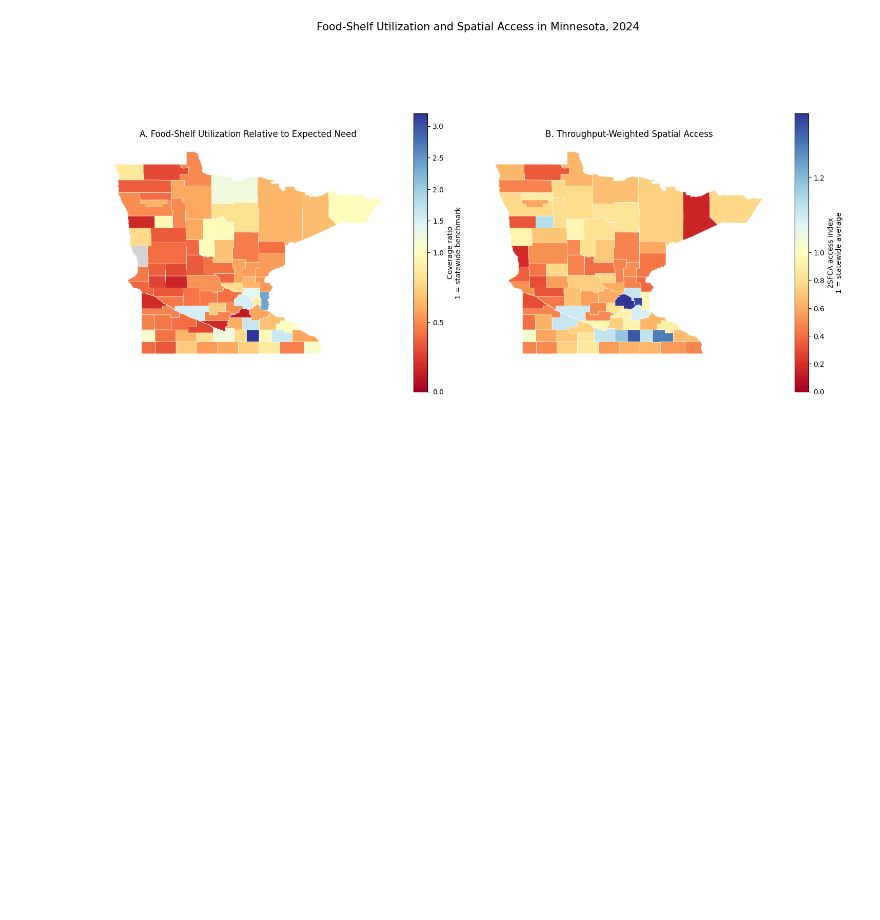
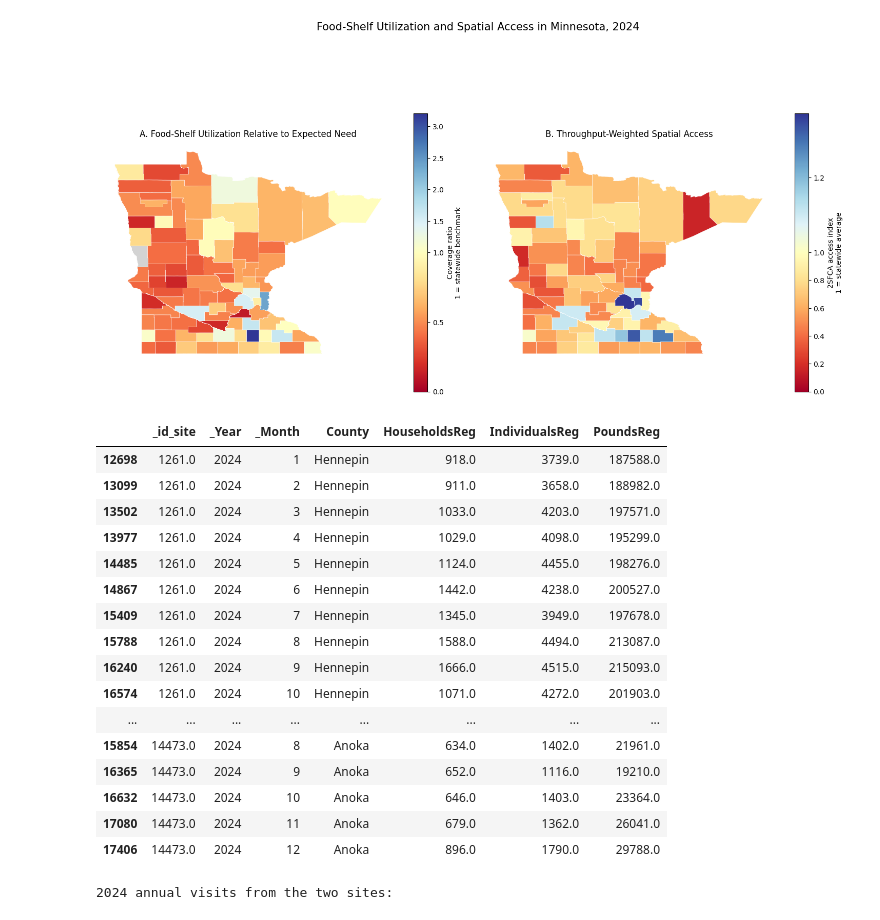
Before and after one commit to Hajar0Ahmed/MinneMUDAC2026Outliers, a Jupyter notebook: notebooks/explain_ratio.ipynb, the cells around one changed output. Saved outputs shown, nothing was run; the diff lists cells and outputs as text; code cells hidden in the pictures; blank space fills up the shorter version.

```diff
--- a/notebooks/explain_ratio.ipynb
+++ b/notebooks/explain_ratio.ipynb
@@ -2112,3 +2112,82 @@ plt.tight_layout()
 plt.show()
 # %% [output]
 [figure]
+# %%
+activity_clean = pd.read_csv(
+    "../data/processed/site_month_clean.csv"
+)
+
+scott_reassignment_sites = [
+    1261,
+    14473
+]
+
+scott_site_check = activity_clean[
+    activity_clean["_id_site"].isin(
+        scott_reassignment_sites
+    )
+][
+    [
+        "_id_site",
+        "_Year",
+        "_Month",
+        "County",
+        "HouseholdsReg",
+        "IndividualsReg",
+        "PoundsReg"
+    ]
+].copy()
+
+display(
+    scott_site_check[
+        scott_site_check["_Year"] == 2024
+    ]
+    .sort_values(
+        [
+            "_id_site",
+            "_Month"
+        ]
+    )
+)
+
+print(
+    "2024 annual visits from the two sites:"
+)
+
+display(
+    scott_site_check[
+        scott_site_check["_Year"] == 2024
+    ]
+    .groupby(
+        [
+            "_id_site",
+            "County"
+        ],
+        as_index=False
+    )
+    .agg(
+        annual_visits=(
+            "HouseholdsReg",
+            "sum"
+        )
+    )
+)
+# %% [output]
+|  | _id_site | _Year | _Month | County | HouseholdsReg | IndividualsReg | PoundsReg |
+| 12698 | 1261.0 | 2024 | 1 | Hennepin | 918.0 | 3739.0 | 187588.0 |
+| 13099 | 1261.0 | 2024 | 2 | Hennepin | 911.0 | 3658.0 | 188982.0 |
+| 13502 | 1261.0 | 2024 | 3 | Hennepin | 1033.0 | 4203.0 | 197571.0 |
+| 13977 | 1261.0 | 2024 | 4 | Hennepin | 1029.0 | 4098.0 | 195299.0 |
+| 14485 | 1261.0 | 2024 | 5 | Hennepin | 1124.0 | 4455.0 | 198276.0 |
+| 14867 | 1261.0 | 2024 | 6 | Hennepin | 1442.0 | 4238.0 | 200527.0 |
+| 15409 | 1261.0 | 2024 | 7 | Hennepin | 1345.0 | 3949.0 | 197678.0 |
+| 15788 | 1261.0 | 2024 | 8 | Hennepin | 1588.0 | 4494.0 | 213087.0 |
+| 16240 | 1261.0 | 2024 | 9 | Hennepin | 1666.0 | 4515.0 | 215093.0 |
+| 16574 | 1261.0 | 2024 | 10 | Hennepin | 1071.0 | 4272.0 | 201903.0 |
+| ... | ... | ... | ... | ... | ... | ... | ... |
+| 15854 | 14473.0 | 2024 | 8 | Anoka | 634.0 | 1402.0 | 21961.0 |
+| 16365 | 14473.0 | 2024 | 9 | Anoka | 652.0 | 1116.0 | 19210.0 |
+| 16632 | 14473.0 | 2024 | 10 | Anoka | 646.0 | 1403.0 | 23364.0 |
+| 17080 | 14473.0 | 2024 | 11 | Anoka | 679.0 | 1362.0 | 26041.0 |
+| 17406 | 14473.0 | 2024 | 12 | Anoka | 896.0 | 1790.0 | 29788.0 |
+2024 annual visits from the two sites:
```
Also changed, not shown: parts of 56 cells of this notebook, 18 other files.
